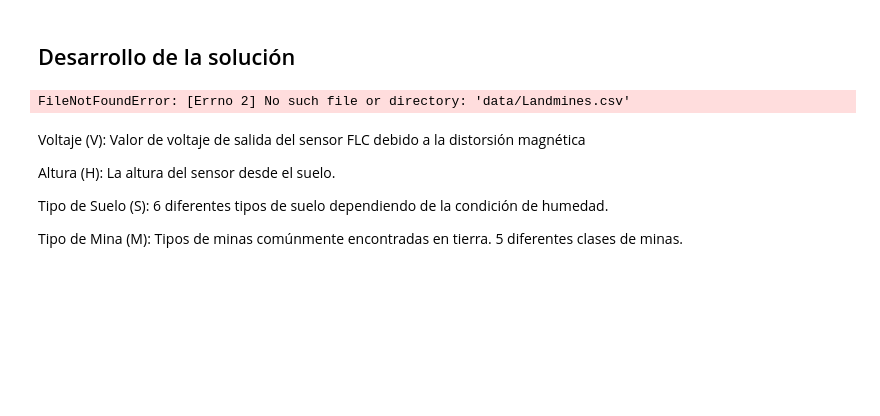
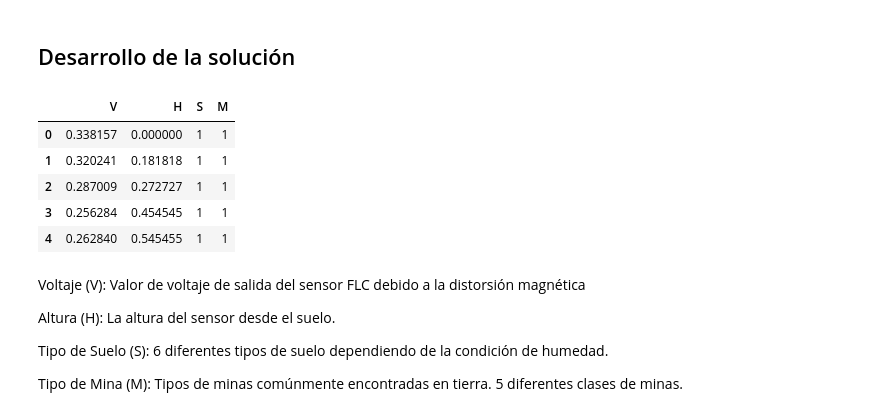
Before and after one commit to LuisFLopezA/Pro_Ciencia, a Jupyter notebook: InformeDelProyecto/Primera_Entrega_Proyecto.ipynb, the cells around one changed output. Drawn from its saved outputs; the diff is of its cells as text; code cells hidden in the pictures; blank space fills up the shorter version.

```diff
--- a/InformeDelProyecto/Primera_Entrega_Proyecto.ipynb
+++ b/InformeDelProyecto/Primera_Entrega_Proyecto.ipynb
@@ -62,12 +62,18 @@ Mediante el análisis avanzado de datos de sensores magnéticos y el aprendizaje
 # %%
 import pandas as pd
 import matplotlib.pyplot as plt
 import seaborn as sns
-df = pd.read_csv("data/Landmines.csv")
+df = pd.read_csv("../data/Landmines.csv")
+
 
 df.head()
 # %% [output]
-FileNotFoundError: [Errno 2] No such file or directory: 'data/Landmines.csv'
+|  | V | H | S | M |
+| 0 | 0.338157 | 0.000000 | 1 | 1 |
+| 1 | 0.320241 | 0.181818 | 1 | 1 |
+| 2 | 0.287009 | 0.272727 | 1 | 1 |
+| 3 | 0.256284 | 0.454545 | 1 | 1 |
+| 4 | 0.262840 | 0.545455 | 1 | 1 |
 # %% [markdown]
 Voltaje (V): Valor de voltaje de salida del sensor FLC debido a la distorsión magnética
 
```
Also changed, not shown: parts of 4 cells of this notebook.
